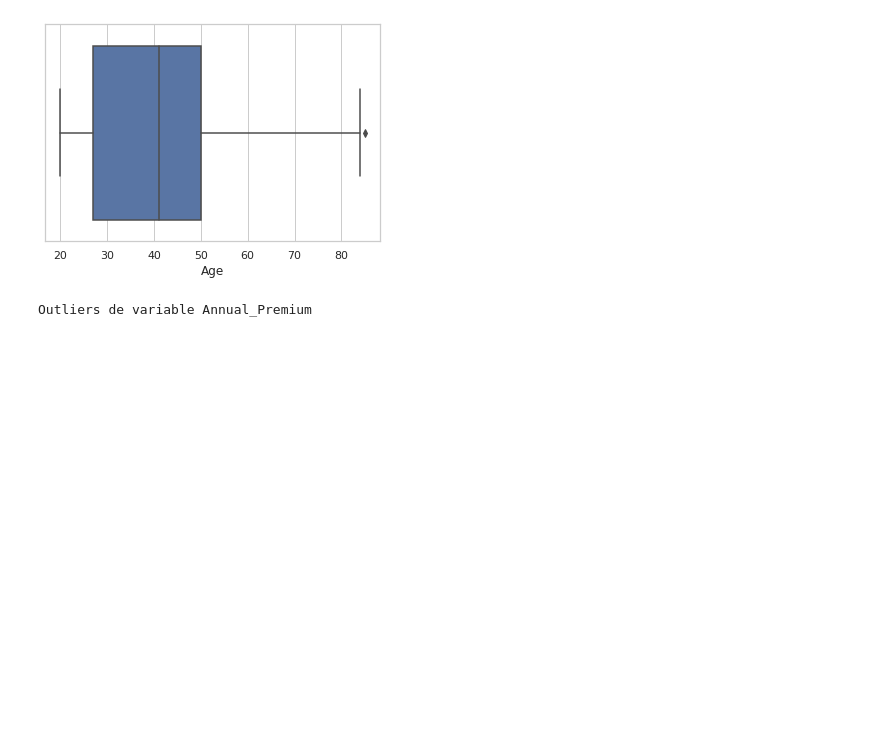
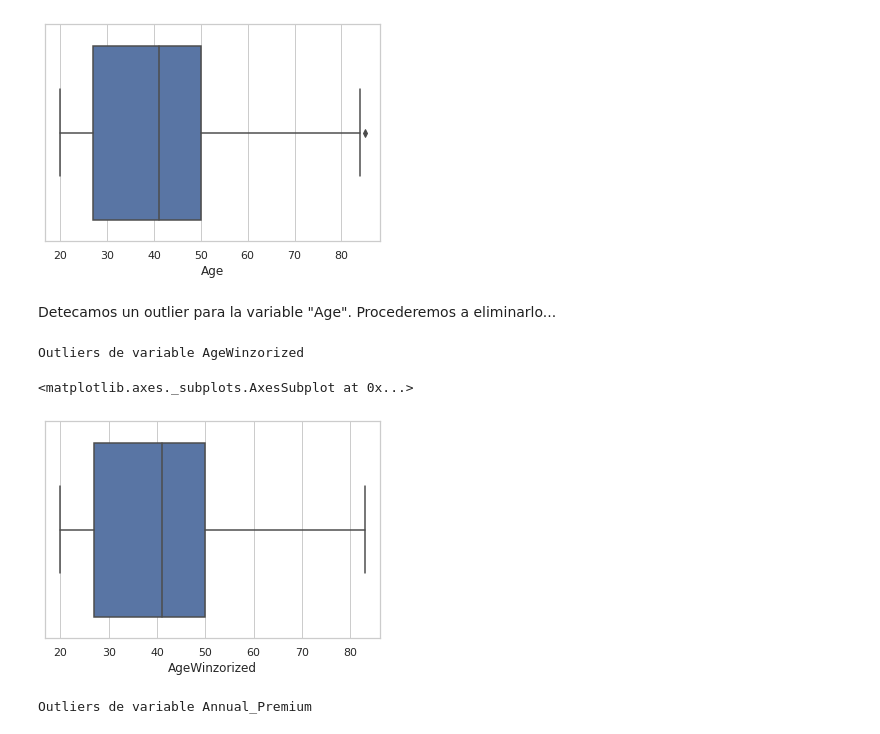
Before and after one commit to Ecaballero333/Obligatorio_ML, a Jupyter notebook: VallarinoIgnacio_CaballeroEduardo_Obligatorio_ML.ipynb, the cells around one changed output. Saved outputs shown, nothing was run; the diff lists cells and outputs as text; code cells hidden in the pictures; blank space fills up the shorter version.

Commit message:
Se agrego codigo para eliminar los outliers de Age como de Annual_Premium. Para ello se evaluó el min limit para cada uno, para asi no limitar las variables innecesariamente.

```diff
--- a/VallarinoIgnacio_CaballeroEduardo_Obligatorio_ML.ipynb
+++ b/VallarinoIgnacio_CaballeroEduardo_Obligatorio_ML.ipynb
@@ -137,6 +139,16 @@ sns.boxplot(x = 'Age', data = df)
 Outliers de variable Age
 <matplotlib.axes._subplots.AxesSubplot at 0x...>
 [figure]
+# %% [markdown]
+Detecamos un outlier para la variable "Age". Procederemos a eliminarlo...
+# %%
+df['AgeWinzorized'] = winsorize(df['Age'], limits = [None, 0.0001])
+print('Outliers de variable AgeWinzorized')
+sns.boxplot(x = 'AgeWinzorized', data = df)
+# %% [output]
+Outliers de variable AgeWinzorized
+<matplotlib.axes._subplots.AxesSubplot at 0x...>
+[figure, added]
 # %%
 print('Outliers de variable Annual_Premium')
 sns.boxplot(x = 'Annual_Premium', data = df)
```
Also changed, not shown: parts of 3 cells of this notebook.
